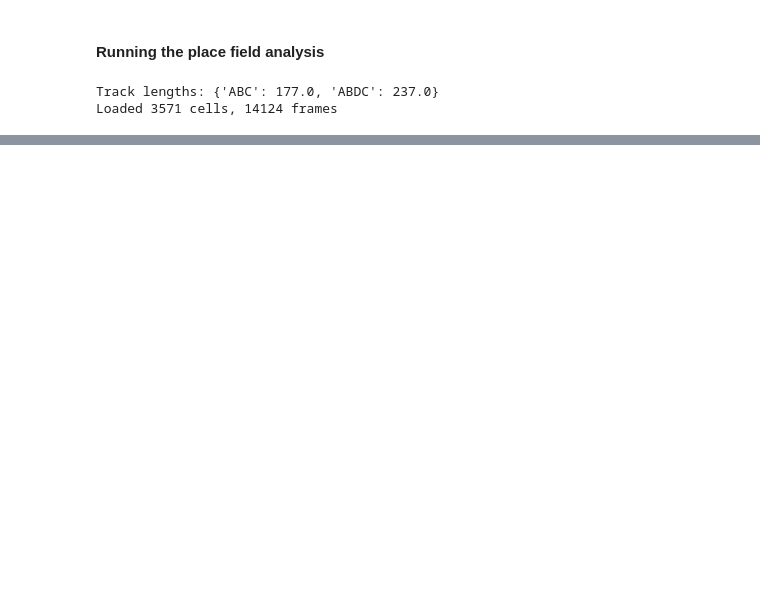
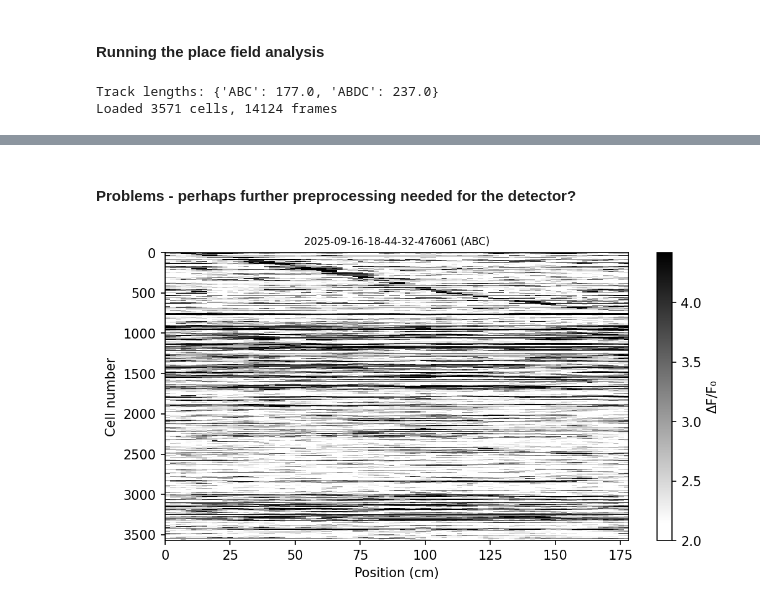
Before and after one commit to Sun-Lab-NBB/sollertia-forgery, a Jupyter notebook: src/sl_forgery/analysis/place_field_demo.ipynb, the cells around one changed output, grey strips where cells are left out. Cells and saved outputs as stored; diff of their text form; code cells hidden in the pictures; blank space fills up the shorter version.

```diff
--- a/src/sl_forgery/analysis/place_field_demo.ipynb
+++ b/src/sl_forgery/analysis/place_field_demo.ipynb
@@ -60,0 +58,12 @@ Detected 560 place fields in 410 cells
+# %% [markdown]
+#### Problems - perhaps further preprocessing needed for the detector? ####
+# %%
+# Plotting all cells instead of place cells only
+detector.plot(
+    place_fields=place_fields,
+    title=title,
+    show_only_place_cells=False,
+)
+plt.show()
+# %% [output]
+[figure, added]
```
Also changed, not shown: parts of 4 cells of this notebook.
